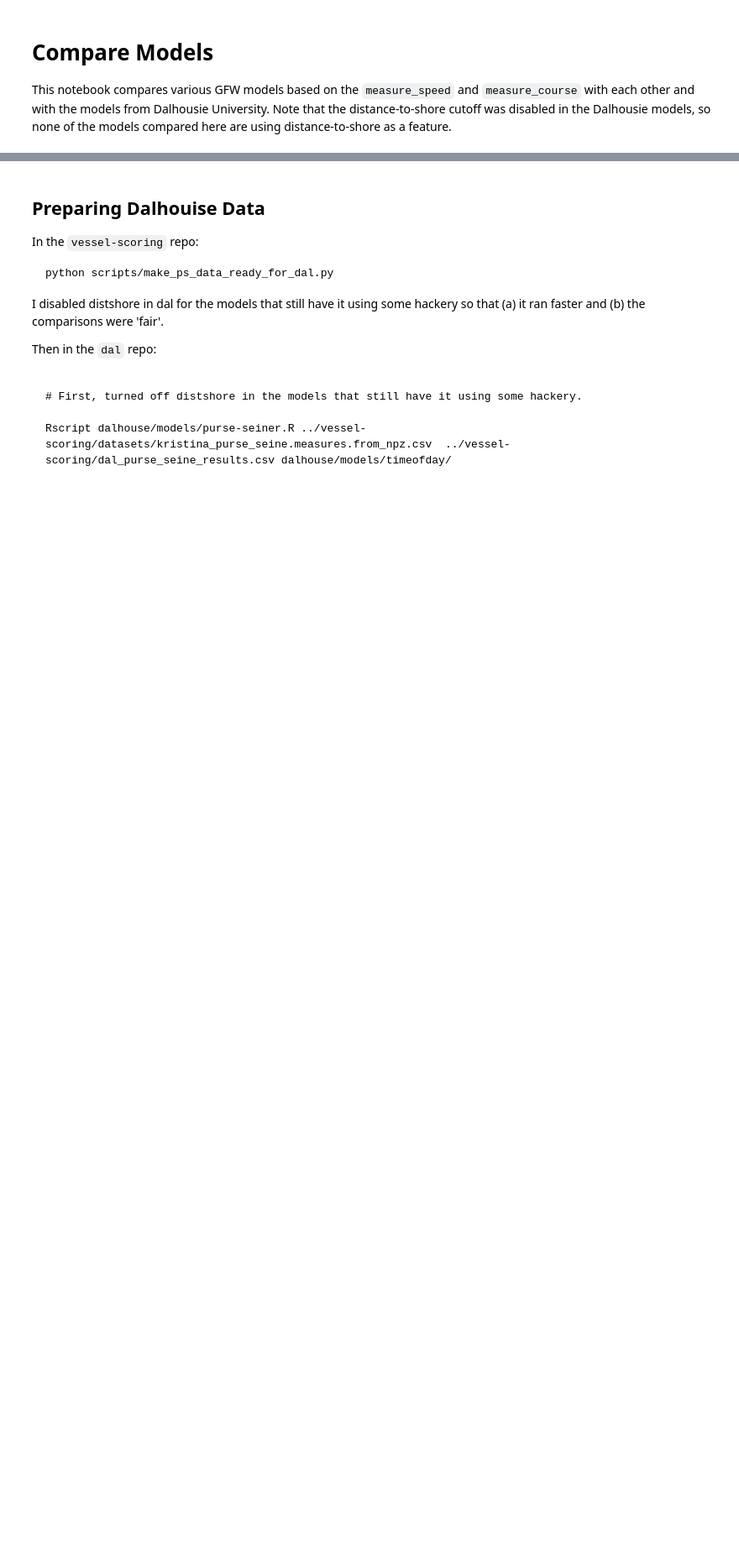
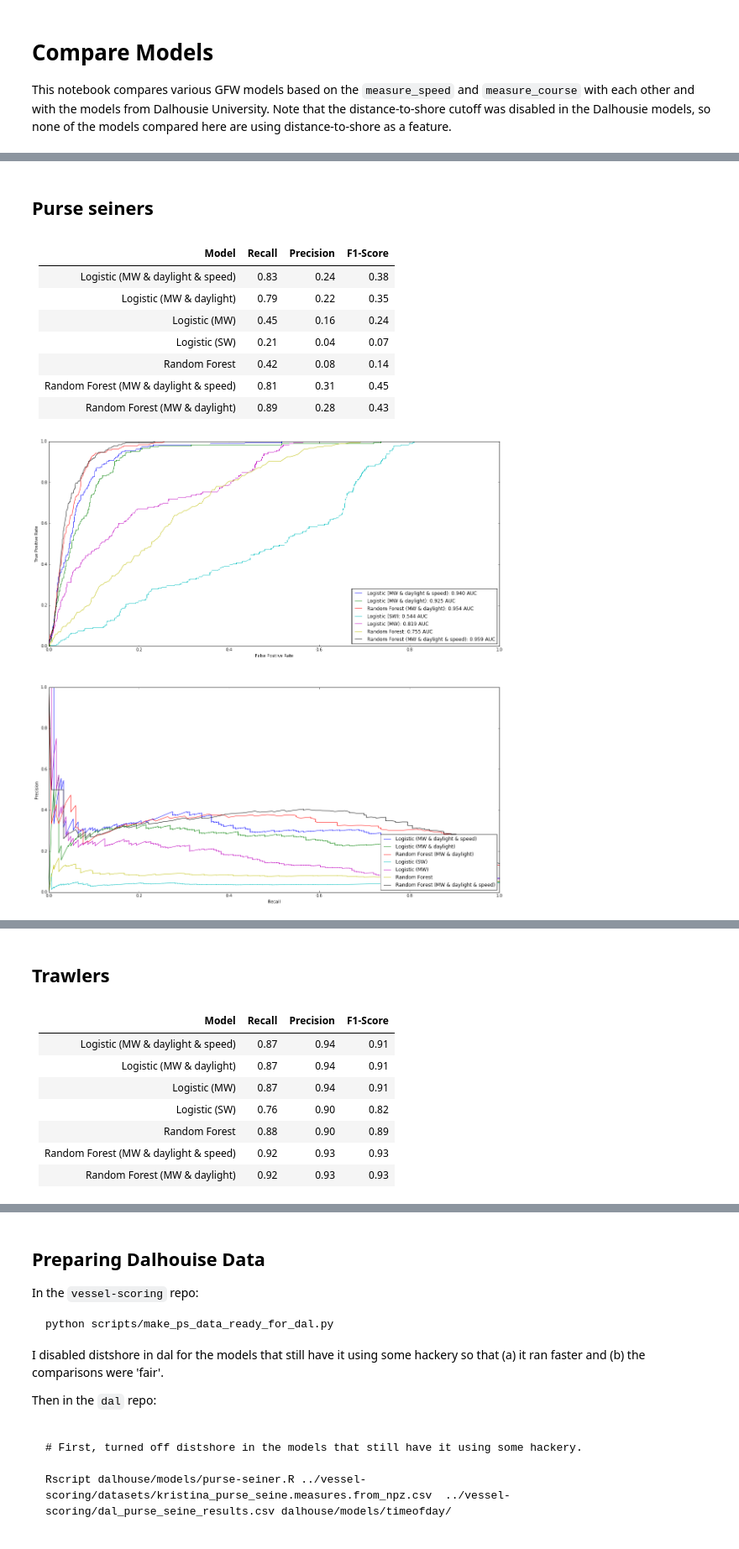
Before and after one commit to marketler/GFW_vessel_scoring, a Jupyter notebook: notebooks/Compare-Models.ipynb, the cells around one changed output, grey strips where cells are left out. Shown: that part at 84% size. Cells and saved outputs as stored; diff of their text form; code cells hidden in the pictures; blank space fills up the shorter version.

```diff
--- a/notebooks/Compare-Models.ipynb
+++ b/notebooks/Compare-Models.ipynb
@@ -6,0 +50,53 @@ Dalhousie models, so none of the models compared here are using distance-to-shor
+# %%
+
+for gear, title in GEARS.iteritems():
+    xtest = xtestmap[gear]
+    xtrain = xtrainmap[gear]
+    test_mmsi = set(xtest['mmsi'])
+
+    trained_models = [(name, train_model_on_data(spec['model'], xtrain))
+                      for (name, spec) in vessel_scoring.models.untrained_models.iteritems()
+                      if spec.get("compare_models", False)]
+
+    predictions = {}
+
+    dal_name = "../dal_{}_results.csv".format(gear)
+    if os.path.exists(dal_name):
+        dal_res = pd.read_csv(dal_name)
+        mask = np.array([(x in test_mmsi) for x in dal_res['mmsi']]).astype(bool)
+        predictions['dal'] = (dal_res.preds[mask], dal_res.classification[mask])
+        # Fix predictions for Trawler.py
+        predictions['dal'] = ([{'F': 1, 'N': 0}.get(x, x) for x in predictions['dal'][0]], predictions['dal'][1])
+
+    for name, mdl in trained_models:
+        predictions[name] = ((mdl.predict_proba(xtest)[:,1] > 0.5), xtest['classification'])
+
+
+    display(HTML("<h2>{}</h2>".format(title)))
+
+    lines = ["|Model|Recall|Precision|F1-Score|",
+         "|-----|------|---------|--------|"]
+    for name in sorted(predictions):
+        pred, actual = predictions[name]
+        lines.append("|{}|{:.2f}|{:.2f}|{:.2f}|".format(name,
+                                            metrics.recall_score(actual, pred),
+                                            metrics.precision_score(actual, pred),
+                                            metrics.f1_score(actual, pred)))
+
+    display(Markdown('\n'.join(lines)))
+
+    compare_models(trained_models, xtest)
+
+    display(HTML("<hr/>"))
+# %% [output]
+Purse seiners
+|Model|Recall|Precision|F1-Score|
+|-----|------|---------|--------|
+|Logistic (MW & daylight & speed)|0.83|0.24|0.38|
+|Logistic (MW & daylight)|0.79|0.22|0.35|
+|Logistic (MW)|0.45|0.16|0.24|
+|Logistic (SW)|0.21|0.04|0.07|
+|Random Forest|0.42|0.08|0.14|
+|Random Forest (MW & daylight & speed)|0.81|0.31|0.45|
+|Random Forest (MW & daylight)|0.89|0.28|0.43|
+[figure, added]
@@ -6,0 +104,10 @@ Dalhousie models, so none of the models compared here are using distance-to-shor
+Trawlers
+|Model|Recall|Precision|F1-Score|
+|-----|------|---------|--------|
+|Logistic (MW & daylight & speed)|0.87|0.94|0.91|
+|Logistic (MW & daylight)|0.87|0.94|0.91|
+|Logistic (MW)|0.87|0.94|0.91|
+|Logistic (SW)|0.76|0.90|0.82|
+|Random Forest|0.88|0.90|0.89|
+|Random Forest (MW & daylight & speed)|0.92|0.93|0.93|
+|Random Forest (MW & daylight)|0.92|0.93|0.93|
```
Also changed, not shown: parts of 11 cells of this notebook, 1 other file.
